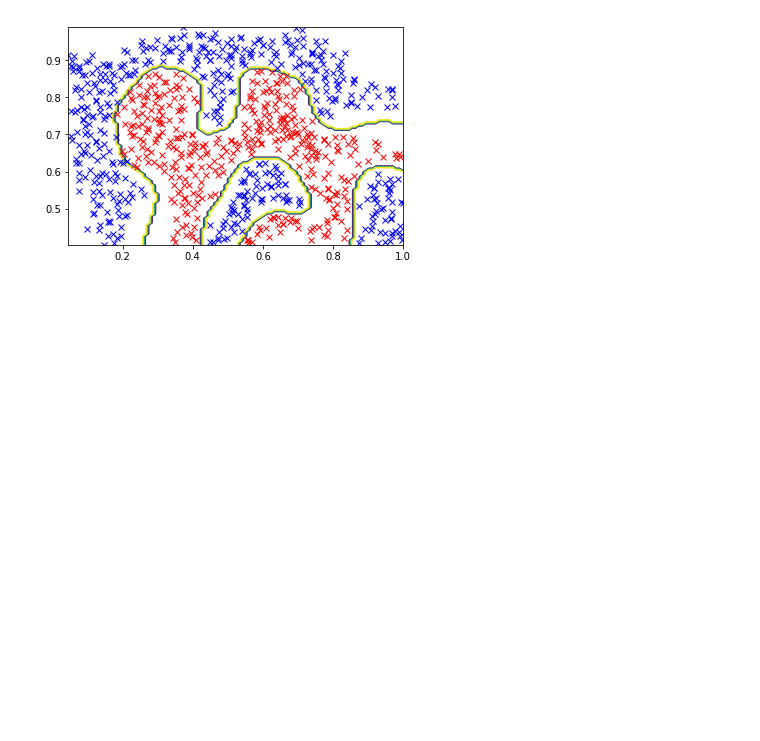
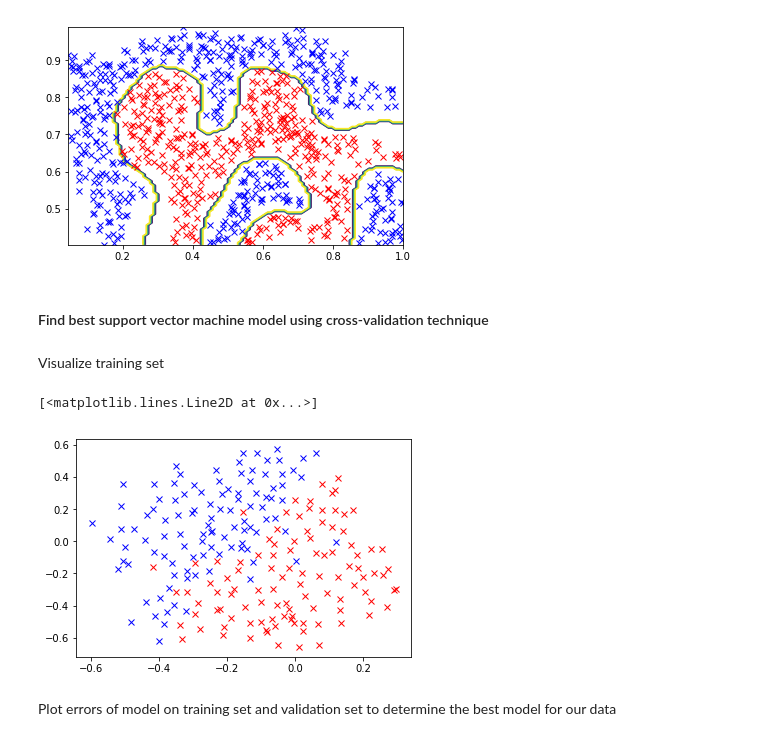
Before and after one commit to locluthor/Machine_Learning, a Jupyter notebook: Support_Vector_Machine.ipynb, the cells around one changed output. Drawn from its saved outputs; the diff is of its cells as text; code cells hidden in the pictures; blank space fills up the shorter version.

Commit message:
!Implement cross-validation to find best support vector machine model (to be continued)

```diff
--- a/Support_Vector_Machine.ipynb
+++ b/Support_Vector_Machine.ipynb
@@ -96,3 +95,18 @@ def visualize_boundary(X, y, model):
 visualize_boundary(X, y, clf)
 # %% [output]
 [figure]
+# %% [markdown]
+#### Find best support vector machine model using cross-validation technique
+# %%
+train_data = io.loadmat('ex6data3.mat')
+X, y, Xval, yval = (train_data['X'], train_data['y'], train_data['Xval'], train_data['yval'])
+# %% [markdown]
+Visualize training set
+# %%
+plt.plot(X[(y==0)[:,0], 0], X[(y==0)[:,0], 1], 'rx')
+plt.plot(X[(y==1)[:,0], 0], X[(y==1)[:,0], 1], 'bx')
+# %% [output]
+[<matplotlib.lines.Line2D at 0x...>]
+[figure, added]
+# %% [markdown]
+Plot errors of model on training set and validation set to determine the best model for our data
```
Also changed, not shown: parts of 3 cells of this notebook.
